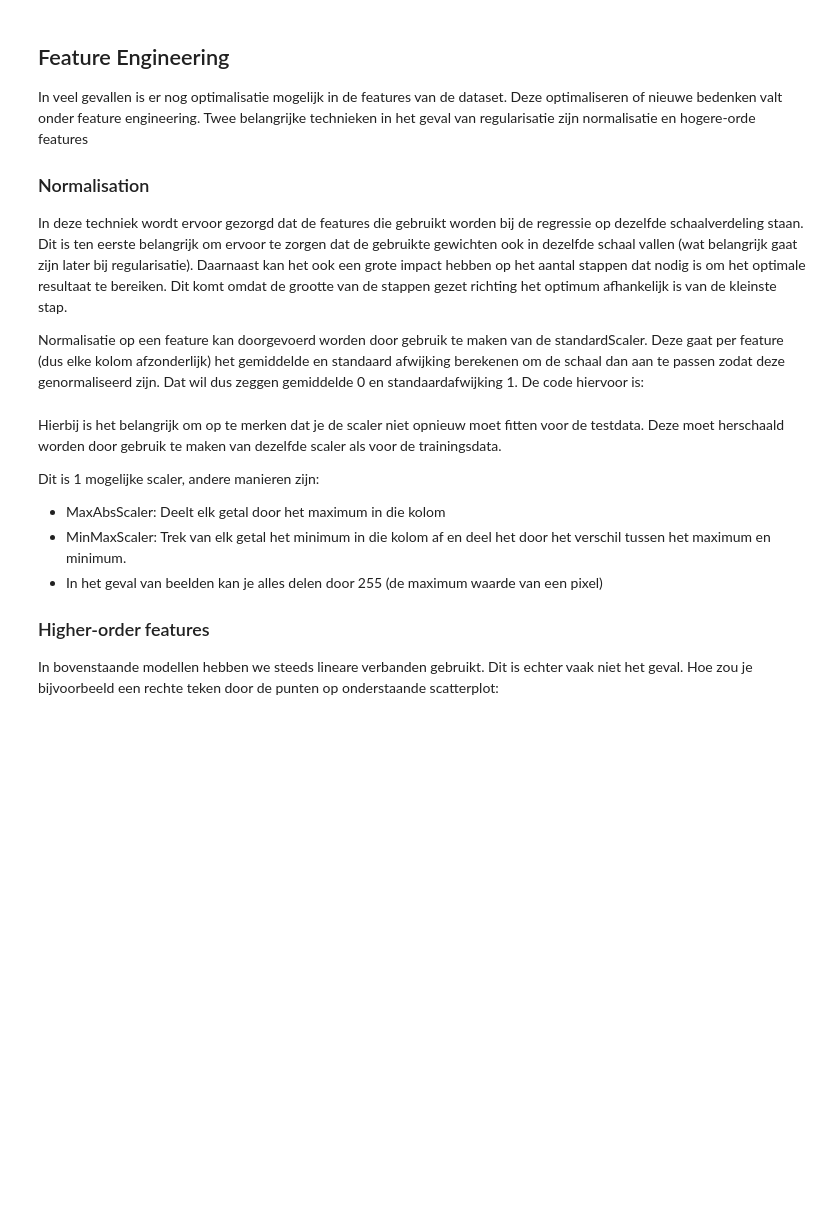
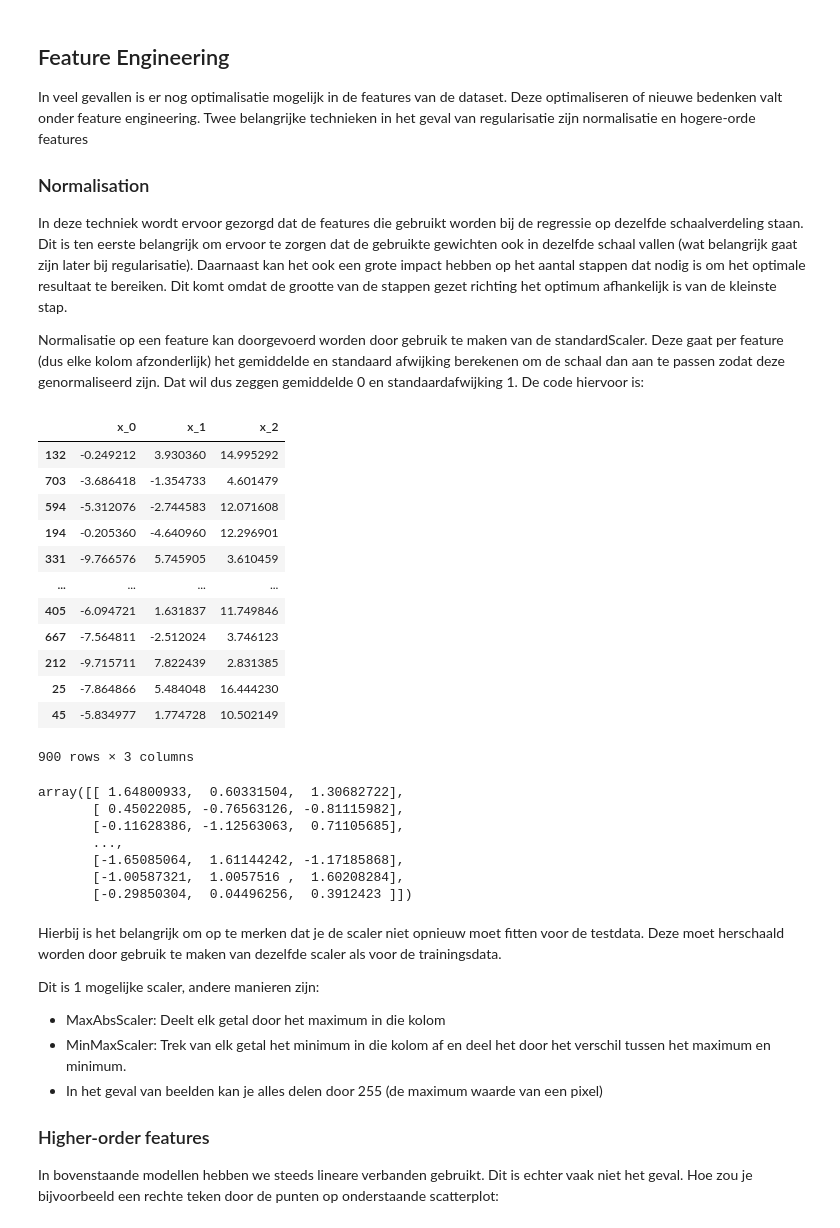
Before and after one commit to OdiseeDataScience2223/Leerstof, a Jupyter notebook: Week 6/LinearRegression.ipynb, the cells around one changed output. Drawn from its saved outputs; the diff is of its cells as text; code cells hidden in the pictures; blank space fills up the shorter version.

```diff
--- a/Week 6/LinearRegression.ipynb
+++ b/Week 6/LinearRegression.ipynb
@@ -255,6 +325,13 @@ data_3.head()
 
 Het target mag niet mee gebruikt worden voor als feature, anders gaat je model geen voorspellingen kunnen maken want er gaat geleerd worden om gewoon je target terug te geven.
 Dit afsplitsen kan gebeuren door je de kolom met de targets eens te droppen en eens te selecteren, bijvoorbeeld:
+# %%
+y = data_3["y"]
+y = data_3.y
+
+X = data_3.drop("y", axis=1)# X met hoofdletter omdat het een matrix is/meer dan 1 feature heeft
+features = list(data_3.columns[1:])
+X = data_3[features]
 # %% [markdown]
 ## Dataset splitsen in training en test data
 
@@ -280,0 +356,19 @@ Let er ook op dat je met het argument random_state de random number generator ka
+# %%
+# splitsen test en trainingsdata
+
+# altijd een model beoordelen op data die niet gezien is bij het trainen
+# trainingsgedeelte en een testgedeelte
+
+# eerste manier - zelf te gaan splitsen
+model = LinearRegression()
+model.fit(data_3.drop("y", axis=1)[:-100], data_3.y[:-100]) # drop y om enkel x_1 x_2 en x_3 over te houden
+
+print("w1", model.coef_)         # dit is w1
+print("w0", model.intercept_)    # dit is w0
+print('score', model.score(data_3.drop("y", axis=1)[-100:], data_3.y[-100:]))
+# nadelen bij deze techniek:
+# je kan fouten maken bij het coderen
+# je kan belangrijke data weglaten als je niet random kiest
+
+# twee manier om dit te doen - met train_test_split
+X_train, X_test, y_train, y_test = train_test_split(X,y, test_size=0.1, shuffle=True)
@@ -337,3 +451,38 @@ De code hiervoor is:
+# %%
+# standard scaler
+display(X_train)
+
+scaler = StandardScaler()
+X_train_scaled = scaler.fit_transform(X_train)
+
+display(X_train_scaled)
+scaler.mean_
+
+X_test_scaled = scaler.transform(X_test) # hier niet de fit_transform gebruiken.
+#Fit gaat het gemiddelde en std berekenen, transform gaat de transformatie doen op basis van deze waarden
+# Als ons model trainen met data die geschaald is volgens de set van parameters van de trainingsdata
+# dan willen we ons testdata ook met deze parameters schalen want anders staat het op een schaal waarvoor het model niet getrained is
+# %% [output]
+|  | x_0 | x_1 | x_2 |
+| 132 | -0.249212 | 3.930360 | 14.995292 |
+| 703 | -3.686418 | -1.354733 | 4.601479 |
+| 594 | -5.312076 | -2.744583 | 12.071608 |
+| 194 | -0.205360 | -4.640960 | 12.296901 |
+| 331 | -9.766576 | 5.745905 | 3.610459 |
+| ... | ... | ... | ... |
+| 405 | -6.094721 | 1.631837 | 11.749846 |
+| 667 | -7.564811 | -2.512024 | 3.746123 |
+| 212 | -9.715711 | 7.822439 | 2.831385 |
+| 25 | -7.864866 | 5.484048 | 16.444230 |
+| 45 | -5.834977 | 1.774728 | 10.502149 |
+900 rows × 3 columns
+array([[ 1.64800933,  0.60331504,  1.30682722],
+       [ 0.45022085, -0.76563126, -0.81115982],
+       [-0.11628386, -1.12563063,  0.71105685],
+       ...,
+       [-1.65085064,  1.61144242, -1.17185868],
+       [-1.00587321,  1.0057516 ,  1.60208284],
+       [-0.29850304,  0.04496256,  0.3912423 ]])
 # %% [markdown]
 Hierbij is het belangrijk om op te merken dat je de scaler niet opnieuw moet fitten voor de testdata.
 Deze moet herschaald worden door gebruik te maken van dezelfde scaler als voor de trainingsdata.
```
Also changed, not shown: parts of 28 cells of this notebook, 1 other file.
